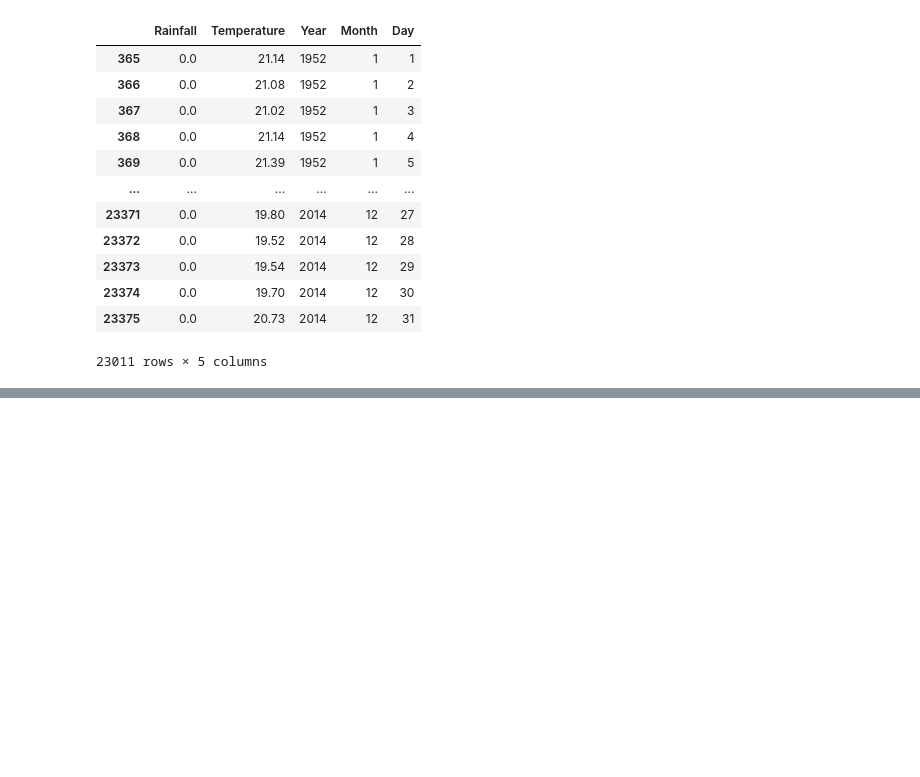
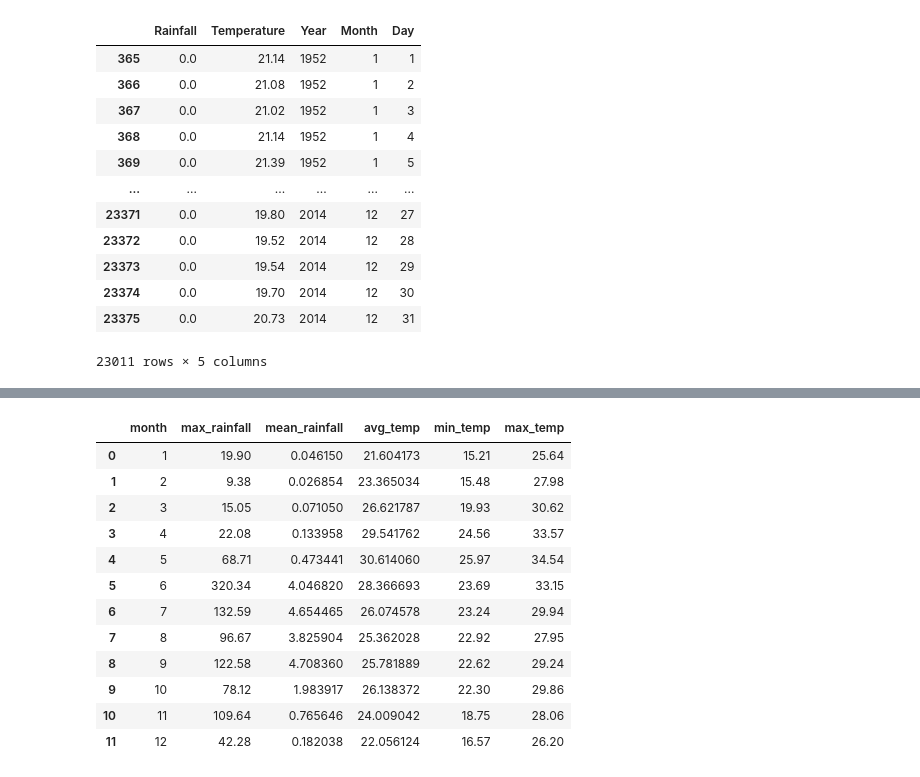
Before and after one commit to AnimeshN/IMD_rainfall_analysis_sinner, a Jupyter notebook: rainfall_analysis.ipynb, the cells around one changed output, grey strips where cells are left out. Cells and saved outputs as stored; diff of their text form; code cells hidden in the pictures; blank space fills up the shorter version.

```diff
--- a/rainfall_analysis.ipynb
+++ b/rainfall_analysis.ipynb
@@ -91,0 +122,21 @@ df
+# %%
+month_agg = df.groupby('Month',as_index=False).agg({
+    'Rainfall':[max,'mean'],
+    'Temperature':['mean',min,max]
+})
+month_agg.columns = ['month','max_rainfall','mean_rainfall','avg_temp','min_temp','max_temp']
+month_agg
+# %% [output]
+|  | month | max_rainfall | mean_rainfall | avg_temp | min_temp | max_temp |
+| 0 | 1 | 19.90 | 0.046150 | 21.604173 | 15.21 | 25.64 |
+| 1 | 2 | 9.38 | 0.026854 | 23.365034 | 15.48 | 27.98 |
+| 2 | 3 | 15.05 | 0.071050 | 26.621787 | 19.93 | 30.62 |
+| 3 | 4 | 22.08 | 0.133958 | 29.541762 | 24.56 | 33.57 |
+| 4 | 5 | 68.71 | 0.473441 | 30.614060 | 25.97 | 34.54 |
+| 5 | 6 | 320.34 | 4.046820 | 28.366693 | 23.69 | 33.15 |
+| 6 | 7 | 132.59 | 4.654465 | 26.074578 | 23.24 | 29.94 |
+| 7 | 8 | 96.67 | 3.825904 | 25.362028 | 22.92 | 27.95 |
+| 8 | 9 | 122.58 | 4.708360 | 25.781889 | 22.62 | 29.24 |
+| 9 | 10 | 78.12 | 1.983917 | 26.138372 | 22.30 | 29.86 |
+| 10 | 11 | 109.64 | 0.765646 | 24.009042 | 18.75 | 28.06 |
+| 11 | 12 | 42.28 | 0.182038 | 22.056124 | 16.57 | 26.20 |
```
Also changed, not shown: parts of 20 cells of this notebook, 2 other files.
